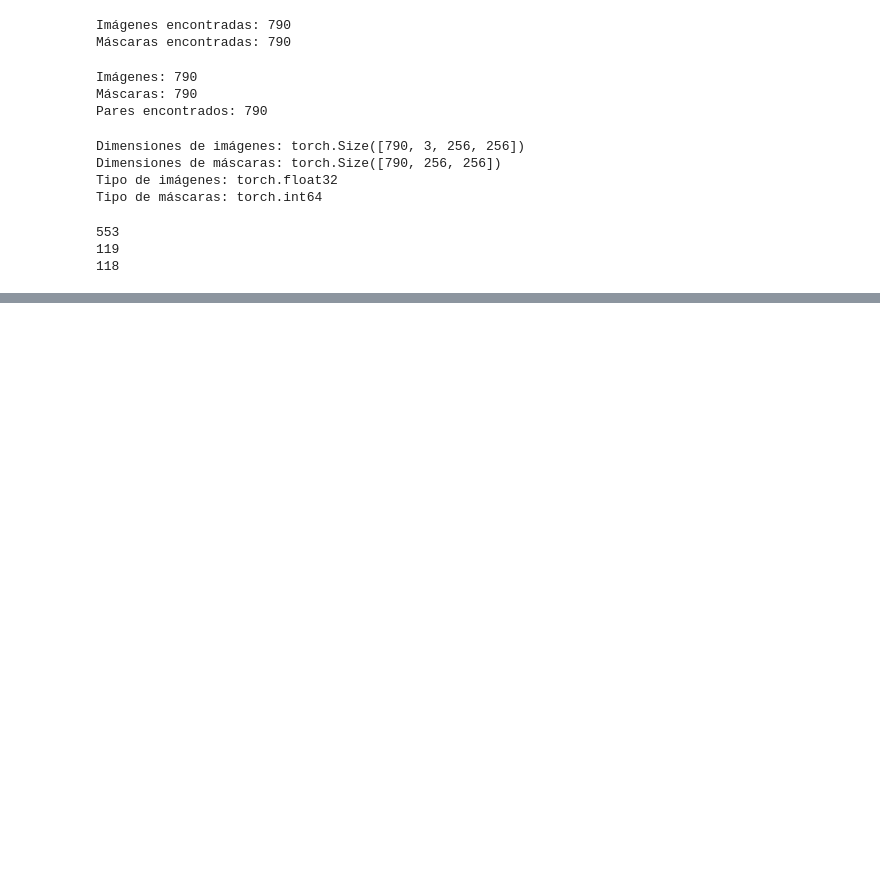
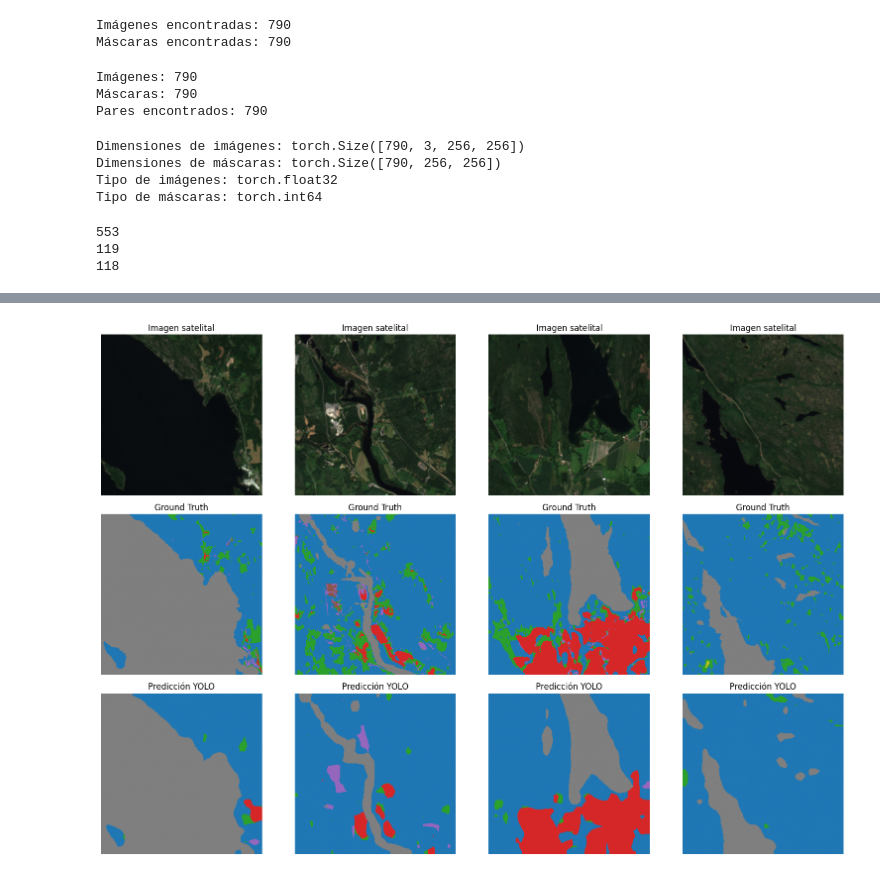
Before and after one commit to Iza-JLO/Computer-Vision-Land-Segmentation, a Jupyter notebook: src/YOLO_UNET_BASE.ipynb, the cells around one changed output, grey strips where cells are left out. Saved outputs shown, nothing was run; the diff lists cells and outputs as text; code cells hidden in the pictures; blank space fills up the shorter version.

Commit message:
FEATURE: Primer entrenamiento U-Net y YOLO. REsultados inciales guradados.

```diff
--- a/src/YOLO_UNET_BASE.ipynb
+++ b/src/YOLO_UNET_BASE.ipynb
@@ -115,0 +695,41 @@ print(val_size)
+# %%
+imgs, masks = next(iter(test_loader))
+preds_yolo = []
+model_yolo_test.eval()
+
+with torch.no_grad():
+    for image in imgs:
+        image_np = image.permute(1, 2, 0).numpy()
+        image_np = (image_np * 255).clip(0, 255).astype(np.uint8)
+
+        image_bgr = cv2.cvtColor(image_np, cv2.COLOR_RGB2BGR)
+
+        result = model_yolo_test.predict(
+            source=image_bgr,
+            imgsz=256,
+            device=0,
+            verbose=False)[0]
+
+        pred = result.semantic_mask.data.cpu().numpy()
+        preds_yolo.append(pred)
+
+preds_yolo = np.stack(preds_yolo)
+fig, axs = plt.subplots(3, 4, figsize=(16, 11))
+for i in range(4):
+
+    axs[0, i].imshow(imgs[i].permute(1, 2, 0).cpu().numpy())
+    axs[0, i].set_title("Imagen satelital")
+    axs[0, i].axis("off")
+
+    axs[1, i].imshow(masks[i].numpy(), cmap="tab20", vmin=0, vmax=10)
+    axs[1, i].set_title("Ground Truth")
+    axs[1, i].axis("off")
+
+    axs[2, i].imshow(preds_yolo[i], cmap="tab20", vmin=0, vmax=10)
+    axs[2, i].set_title("Predicción YOLO")
+    axs[2, i].axis("off")
+
+plt.tight_layout()
+plt.show()
+# %% [output]
+[figure, added]
```
Also changed, not shown: parts of 22 cells of this notebook, 1 other file.
